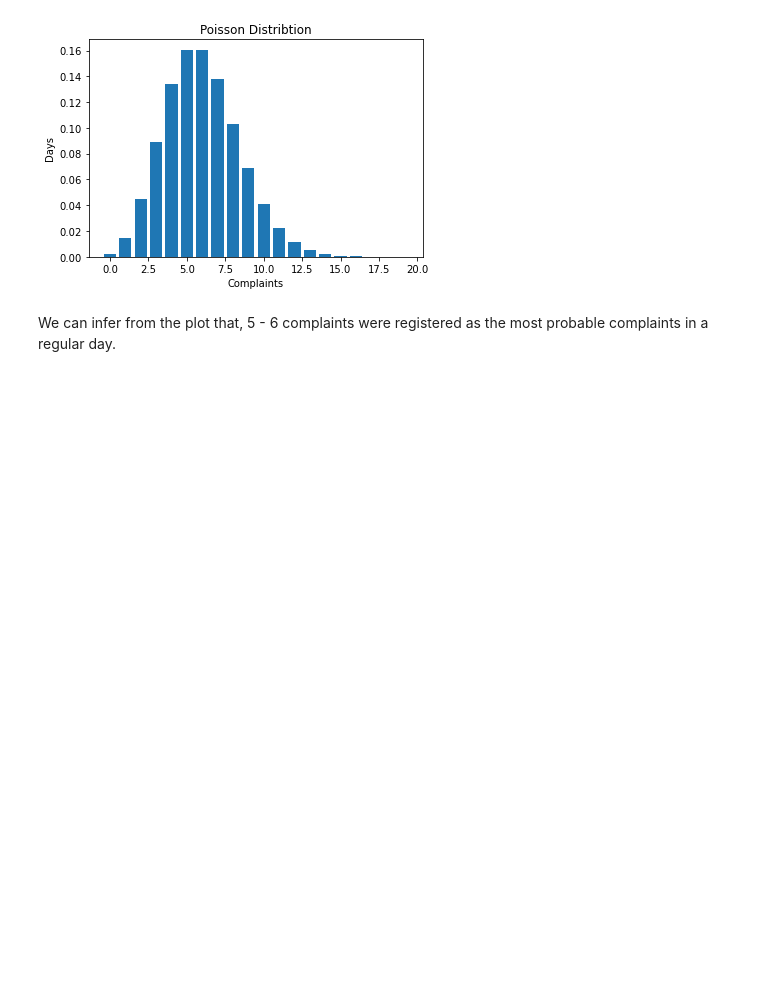
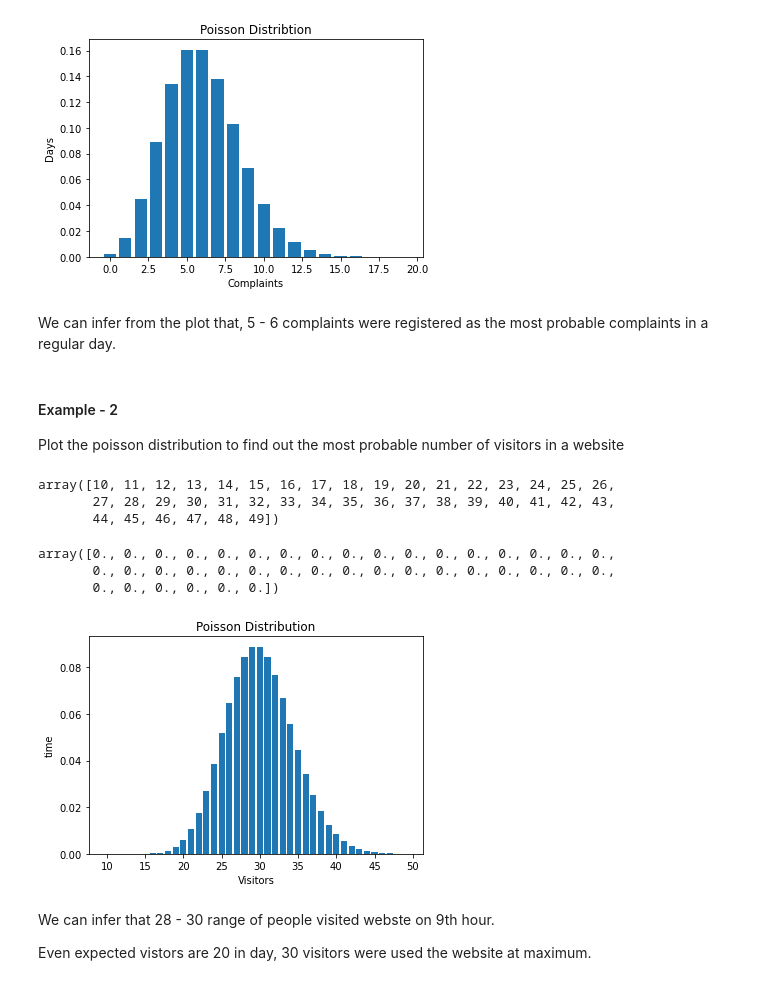
Before and after one commit to jisshub/Statistics-For-Data-Science, a Jupyter notebook: 3_poisson_distribution.ipynb, the cells around one changed output. Saved outputs shown, nothing was run; the diff lists cells and outputs as text; code cells hidden in the pictures; blank space fills up the shorter version.

Commit message:
poisson distribution plotting

```diff
--- a/3_poisson_distribution.ipynb
+++ b/3_poisson_distribution.ipynb
@@ -65,7 +65,7 @@ k_vals = np.arange(0, 20) # probability of # complaints in a day
 dist = np.zeros(len(k_vals)) # probability distribution of zeros with size of k_vals array.
 
 # test distribution for different values of k.
-for k in k_vals:
+for k in range(len(k_vals)):
     dist[k]=poisson.pmf(k, lam)
 # %%
 # probability distributons
@@ -88,3 +89,38 @@ plt.show()
 [figure]
 # %% [markdown]
 We can infer from the plot that, 5 - 6 complaints were registered as the most probable complaints in a regular day.
+# %% [markdown]
+#### Example - 2
+
+Plot the poisson distribution to find out the most probable number of visitors in a website
+# %%
+lambda_val = 20
+k_values = np.arange(10, 50)
+prb_dist = np.zeros(len(k_values))
+# %%
+k_values
+# %% [output]
+array([10, 11, 12, 13, 14, 15, 16, 17, 18, 19, 20, 21, 22, 23, 24, 25, 26,
+       27, 28, 29, 30, 31, 32, 33, 34, 35, 36, 37, 38, 39, 40, 41, 42, 43,
+       44, 45, 46, 47, 48, 49])
+# %%
+prb_dist
+# %% [output]
+array([0., 0., 0., 0., 0., 0., 0., 0., 0., 0., 0., 0., 0., 0., 0., 0., 0.,
+       0., 0., 0., 0., 0., 0., 0., 0., 0., 0., 0., 0., 0., 0., 0., 0., 0.,
+       0., 0., 0., 0., 0., 0.])
+# %%
+for k in range(len(k_values)):
+    prb_dist[k] = poisson.pmf(k, lambda_val)
+# %%
+plt.bar(k_values, prb_dist)
+plt.title(label='Poisson Distribution')
+plt.xlabel('Visitors')
+plt.ylabel('time')
+plt.show()
+# %% [output]
+[figure, added]
+# %% [markdown]
+We can infer that 28 - 30 range of people visited webste on 9th hour.
+
+Even expected vistors are 20 in day, 30 visitors were used the website at maximum.
```
Also changed, not shown: parts of 1 cell of this notebook.
